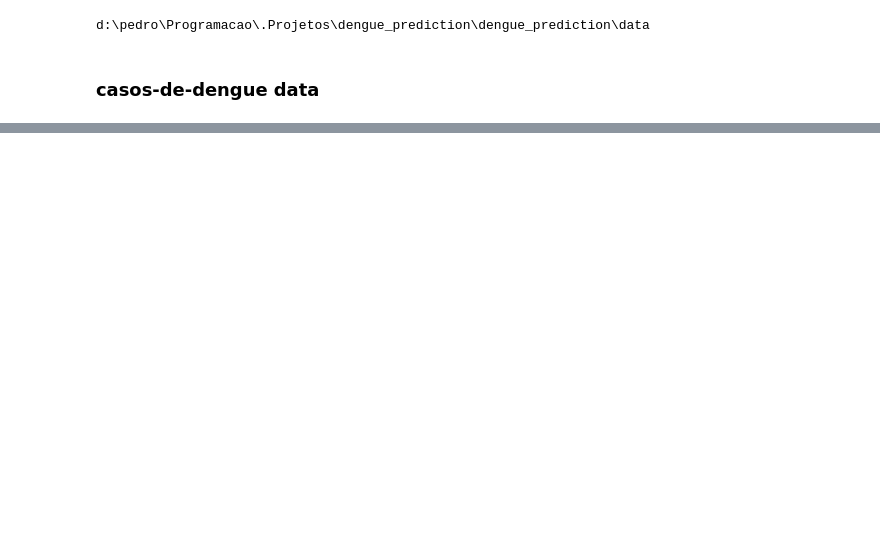
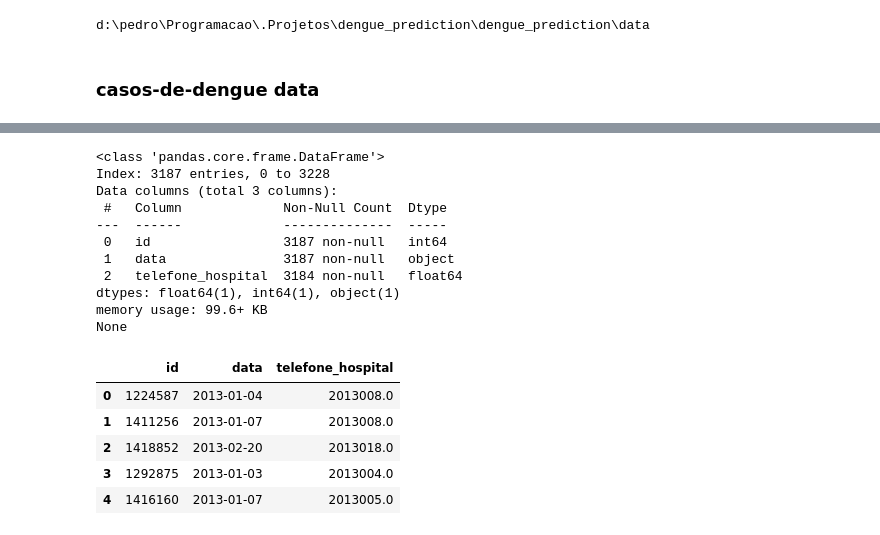
Before and after one commit to PedrocsGalindo/dengue_prediction, a Jupyter notebook: dengue_prediction/notebooks/data_visualizatoin.ipynb, the cells around one changed output, grey strips where cells are left out. Saved outputs shown, nothing was run; the diff lists cells and outputs as text; code cells hidden in the pictures; blank space fills up the shorter version.

```diff
--- a/dengue_prediction/notebooks/data_visualizatoin.ipynb
+++ b/dengue_prediction/notebooks/data_visualizatoin.ipynb
@@ -33,0 +67,51 @@ print(cs_dengue_2013.head())
+# %%
+# get only columns that we need (telefone -> municipio)
+# Maybe would be interessinting other columns, but for now we will focus on these three
+import datetime
+
+
+# get only columns that we need (telefone -> municipio)
+# Maybe would be interessinting other columns, but for now we will focus on these three
+
+# rename
+cs_dengue_2013 = cs_dengue_2013.rename(columns={
+    "nu_notificacao": "id",
+    "dt_notificacao": "data",
+    "nu_telefone_hospital": "telefone_hospital"
+})
+cs_dengue_2013 = cs_dengue_2013[["id", "data", "telefone_hospital"]]
+
+# data type
+cs_dengue_2013["data"] = pd.to_datetime(
+    cs_dengue_2013["data"],
+    format="%Y/%m/%d %H:%M:%S",
+    errors="coerce"
+)
+# verify if time is always same hour
+if cs_dengue_2013["data"].dt.time.unique() ==  [datetime.time(0, 0)]:
+    cs_dengue_2013["data"] = cs_dengue_2013["data"].dt.date
+
+# remove duplicate
+cs_dengue_2013 = cs_dengue_2013.drop_duplicates(["id"])
+
+
+print(cs_dengue_2013.info())
+cs_dengue_2013.head()
+# %% [output]
+<class 'pandas.core.frame.DataFrame'>
+Index: 3187 entries, 0 to 3228
+Data columns (total 3 columns):
+ #   Column             Non-Null Count  Dtype
+---  ------             --------------  -----
+ 0   id                 3187 non-null   int64
+ 1   data               3187 non-null   object
+ 2   telefone_hospital  3184 non-null   float64
+dtypes: float64(1), int64(1), object(1)
+memory usage: 99.6+ KB
+None
+|  | id | data | telefone_hospital |
+| 0 | 1224587 | 2013-01-04 | 2013008.0 |
+| 1 | 1411256 | 2013-01-07 | 2013008.0 |
+| 2 | 1418852 | 2013-02-20 | 2013018.0 |
+| 3 | 1292875 | 2013-01-03 | 2013004.0 |
+| 4 | 1416160 | 2013-01-07 | 2013005.0 |
```
Also changed, not shown: parts of 5 cells of this notebook.
